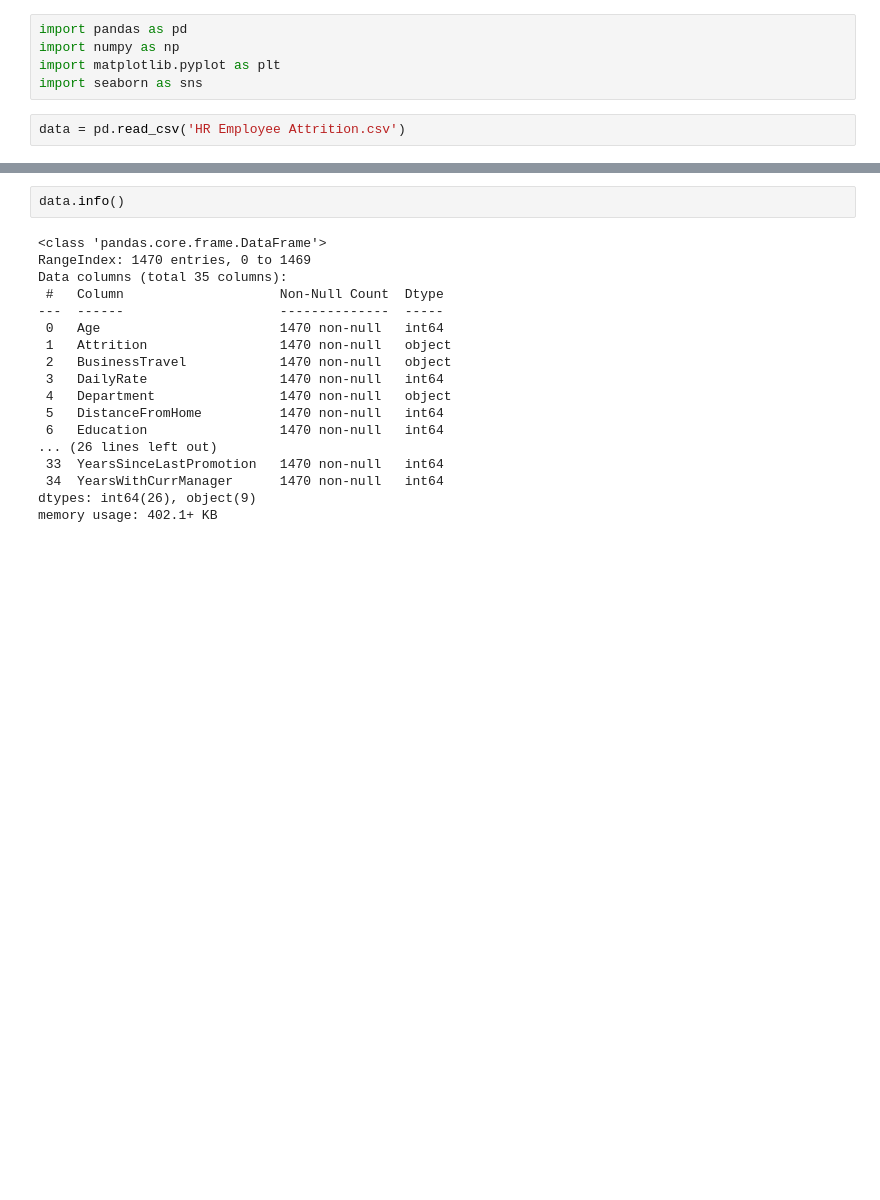
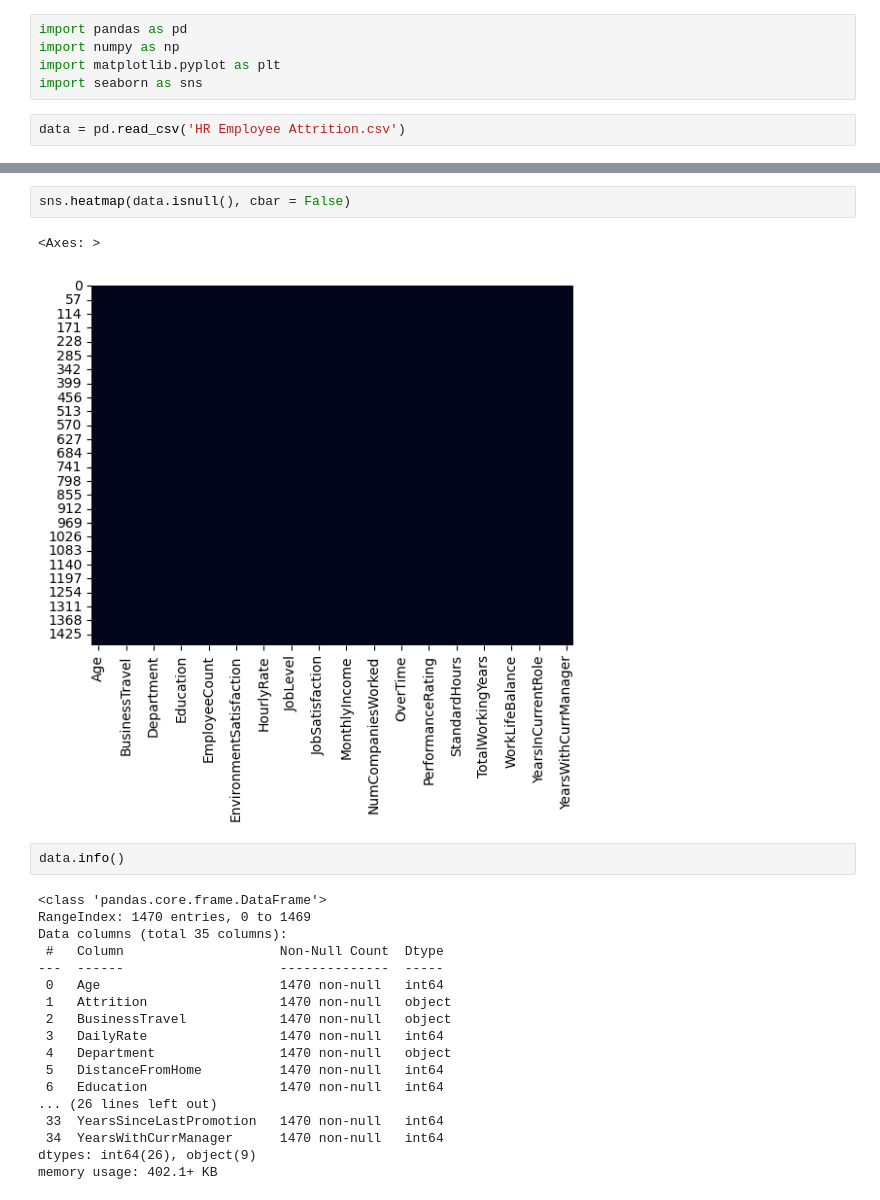
Before and after one commit to Indigo-Coder-github/23_1_Database, a Jupyter notebook: data_visualization.ipynb, the cells around one changed output, grey strips where cells are left out. Cells and saved outputs as stored; diff of their text form; blank space fills up the shorter version.

```diff
--- a/data_visualization.ipynb
+++ b/data_visualization.ipynb
@@ -18,3 +24,8 @@ data.head()
+# %%
+sns.heatmap(data.isnull(), cbar = False)
+# %% [output]
+<Axes: >
+[figure, added]
 # %%
 data.info()
 # %% [output]
```
Also changed, not shown: parts of 5 cells of this notebook, 1 other file.
